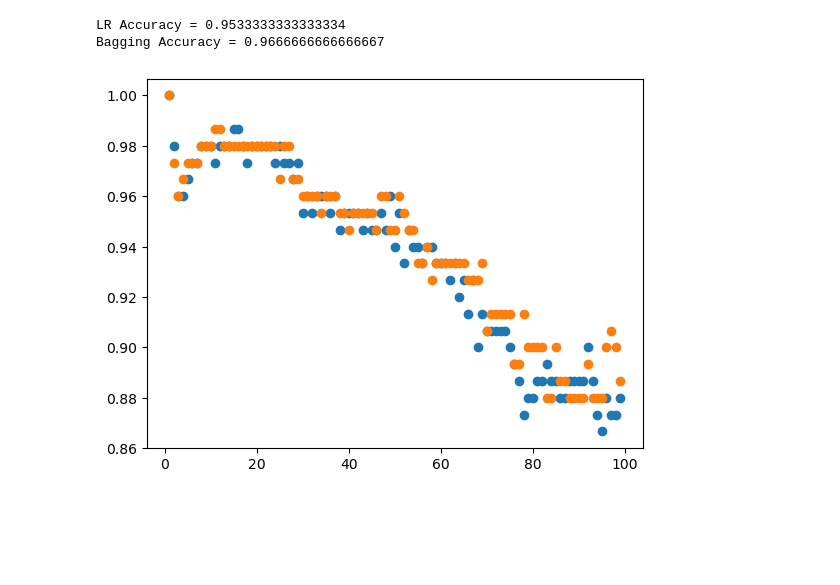
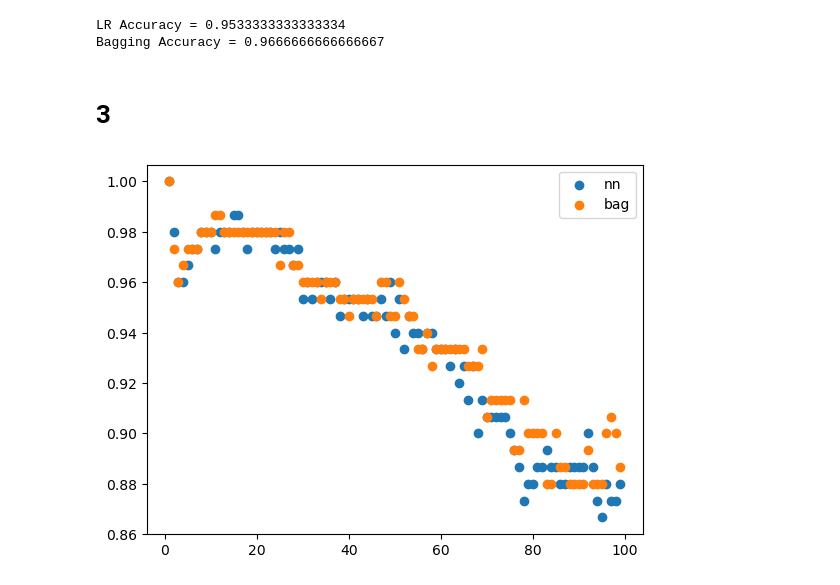
Before and after one commit to TheNoobGoda/ml, a Jupyter notebook: lab7.ipynb, the cells around one changed output. Cells and saved outputs as stored; diff of their text form; code cells hidden in the pictures; blank space fills up the shorter version.

```diff
--- a/lab7.ipynb
+++ b/lab7.ipynb
@@ -113,6 +113,8 @@ print(f"Bagging Accuracy = {accuracy_score(y,y_hat_bag)}")
 # %% [output]
 LR Accuracy = 0.9533333333333334
 Bagging Accuracy = 0.9666666666666667
+# %% [markdown]
+# 3
 # %%
 def compare_knn_bag(k):
     nn = KNeighborsClassifier(n_neighbors=k)
@@ -134,9 +136,9 @@ for i in range(1,100):
     acc_nn.append(nn)
     acc_bag.append(bag)
 # %%
-plt.scatter(k,acc_nn)
-plt.scatter(k,acc_bag)
-plt.
+plt.scatter(k,acc_nn, label = 'nn')
+plt.scatter(k,acc_bag, label = 'bag')
+plt.legend()
 plt.show()
 # %% [output]
-[figure, old version]
+[figure, new version]
```
Also changed, not shown: parts of 5 cells of this notebook.
